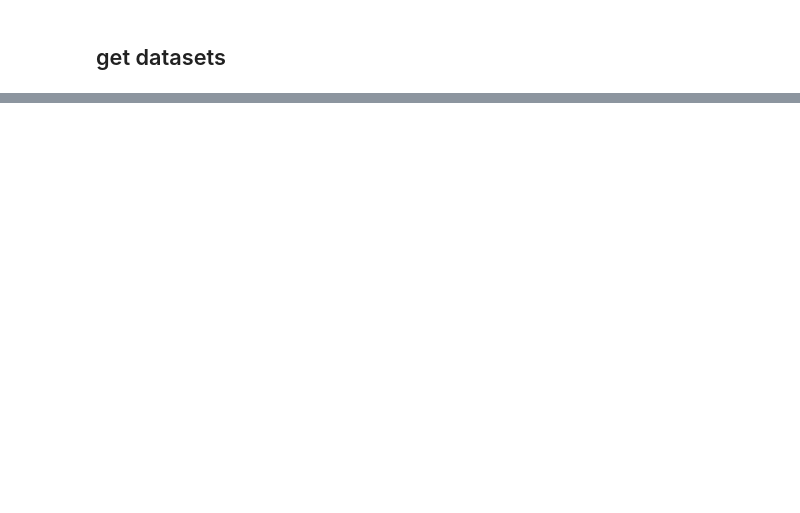
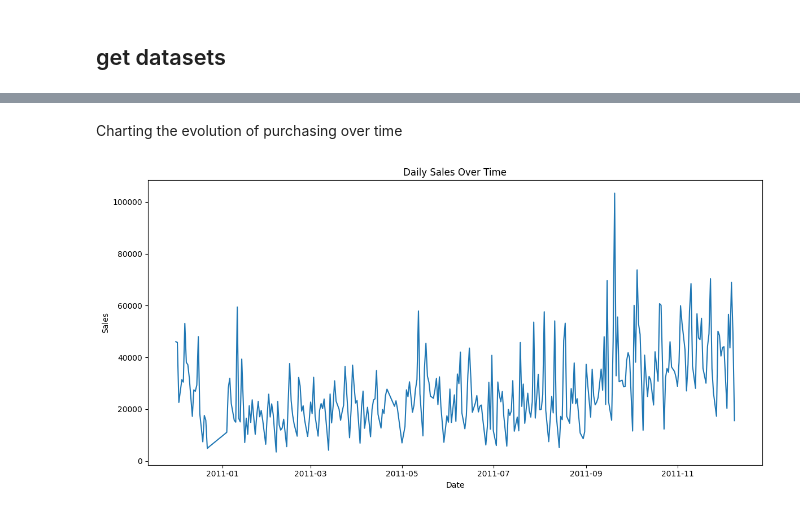
Before and after one commit to AhmedxEltras/Bigdata-Pyspark-using-Hadoop, a Jupyter notebook: Project.ipynb, the cells around one changed output, grey strips where cells are left out. Saved outputs shown, nothing was run; the diff lists cells and outputs as text; code cells hidden in the pictures; blank space fills up the shorter version.

```diff
--- a/Project.ipynb
+++ b/Project.ipynb
@@ -60,0 +441,18 @@ only showing top 5 rows
+# %% [markdown]
+Charting the evolution of purchasing over time
+# %%
+daily_sales = retail_clean.withColumn("Date", to_date("InvoiceDate")) \
+    .groupBy("Date") \
+    .agg(sum("TotalAmount").alias("Daily Sales")) \
+    .orderBy("Date")
+sales_pd = daily_sales.toPandas()
+
+plt.figure(figsize=(12,6))
+plt.plot(sales_pd["Date"], sales_pd["Daily Sales"])
+plt.title("Daily Sales Over Time")
+plt.xlabel("Date")
+plt.ylabel("Sales")
+plt.tight_layout()
+plt.show()
+# %% [output]
+[figure, added]
```
Also changed, not shown: parts of 49 cells of this notebook.
